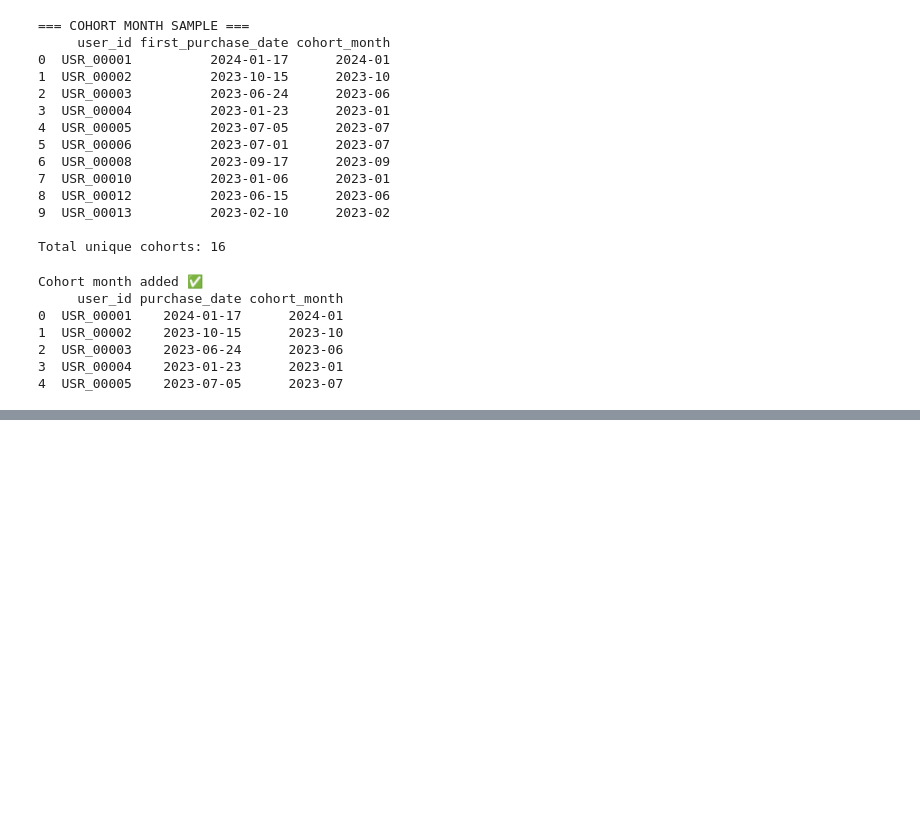
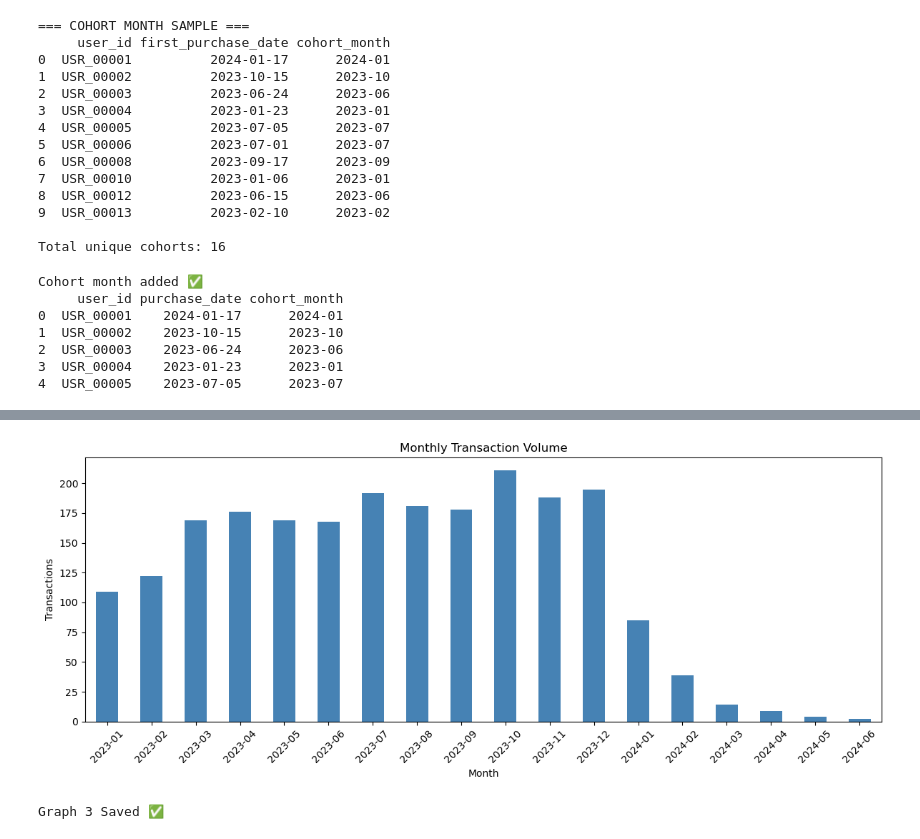
Before and after one commit to poonambokde/Project2-Cohort-Retention-CLTV, a Jupyter notebook: Notebook/01_EDA_Cleaning.ipynb, the cells around one changed output, grey strips where cells are left out. Saved outputs shown, nothing was run; the diff lists cells and outputs as text; code cells hidden in the pictures; blank space fills up the shorter version.

```diff
--- a/Notebook/01_EDA_Cleaning.ipynb
+++ b/Notebook/01_EDA_Cleaning.ipynb
@@ -152,0 +184,16 @@ Cohort month added ✅
+# %%
+plt.figure(figsize=(12,5))
+transactions_clean['month'] = transactions_clean['purchase_date'].dt.to_period('M')
+monthly = transactions_clean.groupby('month').size()
+monthly.plot(kind='bar', color='steelblue')
+plt.title('Monthly Transaction Volume')
+plt.xlabel('Month')
+plt.ylabel('Transactions')
+plt.xticks(rotation=45)
+plt.tight_layout()
+plt.savefig(r'C:\Users\HP\Desktop\Project 2 - Cohort - Retention - CLTV\Output\monthly_transactions.png')
+plt.show()
+print("Graph 3 Saved ✅")
+# %% [output]
+[figure, added]
+Graph 3 Saved ✅
```
Also changed, not shown: parts of 2 cells of this notebook.
